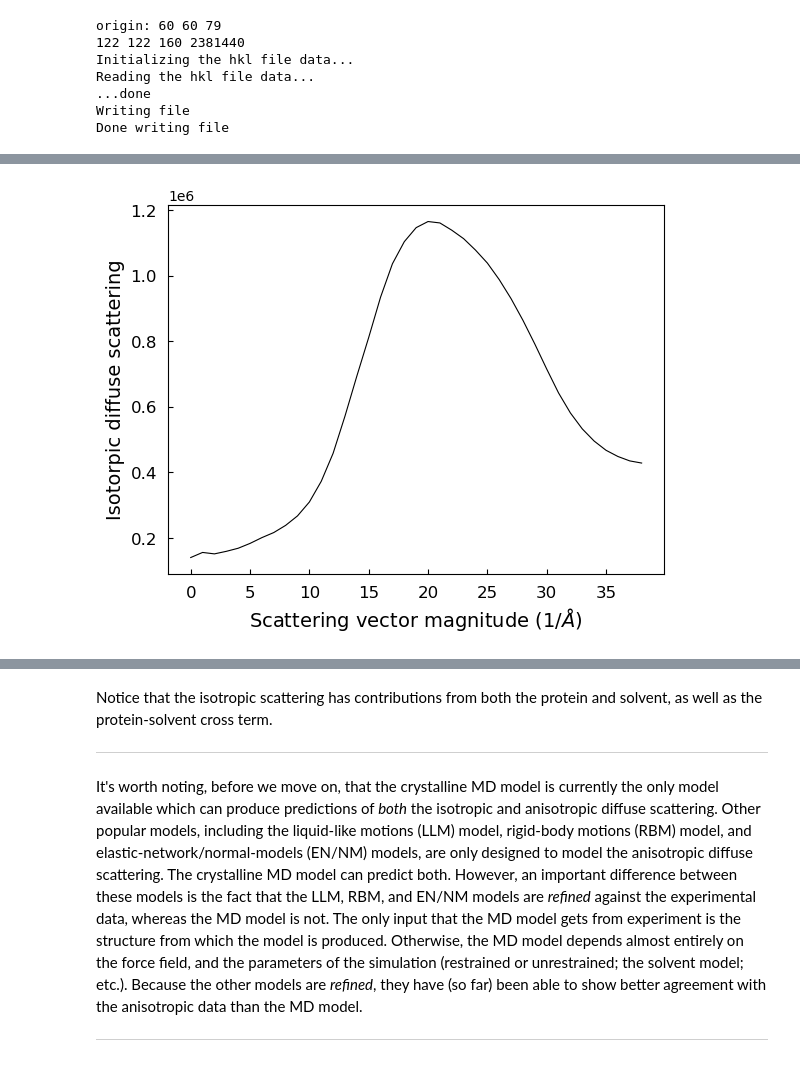
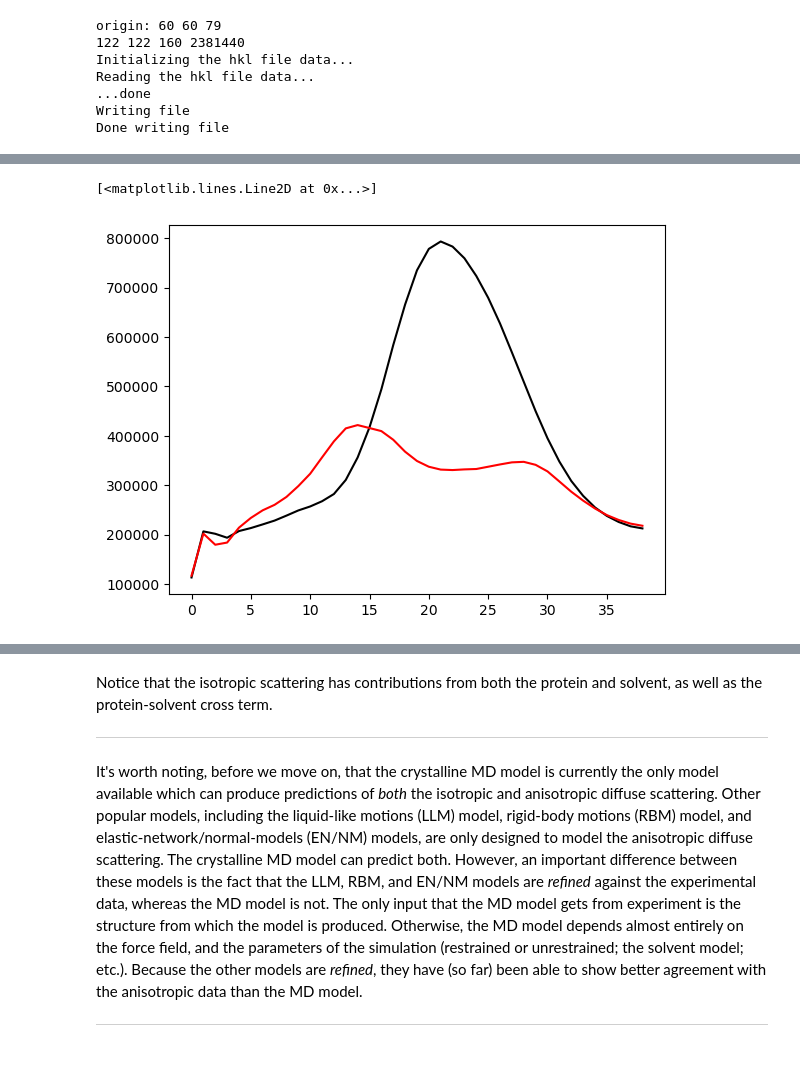
Before and after one commit to mewall/lunus, a Jupyter notebook: examples/tutorials/crystalline_MD_analysis_diffuse/Analysis_of_MD_Simulations_of_Protein_Crystals_Diffuse.ipynb, the cells around one changed output, grey strips where cells are left out. Saved outputs shown, nothing was run; the diff lists cells and outputs as text; code cells hidden in the pictures.

```diff
--- a/examples/tutorials/crystalline_MD_analysis_diffuse/Analysis_of_MD_Simulations_of_Protein_Crystals_Diffuse.ipynb
+++ b/examples/tutorials/crystalline_MD_analysis_diffuse/Analysis_of_MD_Simulations_of_Protein_Crystals_Diffuse.ipynb
@@ -301,13 +315,2 @@ lunus.binasc 2 < ${IN%.lat}_isotropic.rf > ${IN%.lat}_isotropic.dat
-# %%
-q, iso = np.loadtxt("diffuse_supercell_isotropic.dat").T
-
-f, ax = plt.subplots()
-
-ax.plot(q, iso, c="k", lw=0.8)
-ax.set_xlabel(r"Scattering vector magnitude (1/$\AA$)", size=14)
-ax.set_ylabel("Isotorpic diffuse scattering", size=14)
-ax.tick_params(axis="both", direction="in", labelsize=12, pad=8)
-# %% [output]
-[figure, removed]
 # %%
 %%capture
@@ -316,3 +322,14 @@ ax.tick_params(axis="both", direction="in", labelsize=12, pad=8)
 !bash ./code/calc_isotropic.sh diffuse_supercell_wat.lat
 !bash ./code/calc_isotropic.sh diffuse_supercell_prot.lat
+# %%
+q, iso = np.loadtxt("diffuse_supercell_isotropic.dat").T
+q_wat, iso_wat = np.loadtxt("diffuse_supercell_wat_isotropic.dat").T
+q_prot, iso_prot = np.loadtxt("diffuse_supercell_prot_isotropic.dat").T
+f, ax = plt.subplots()
+ax.plot(q, iso, c="k", label="Full")
+
+ax.plot(q_prot, iso_prot, c="r", label="Protein")
+# %% [output]
+[<matplotlib.lines.Line2D at 0x...>]
+[figure, added]
 # %%
```
Also changed, not shown: parts of 14 cells of this notebook.
